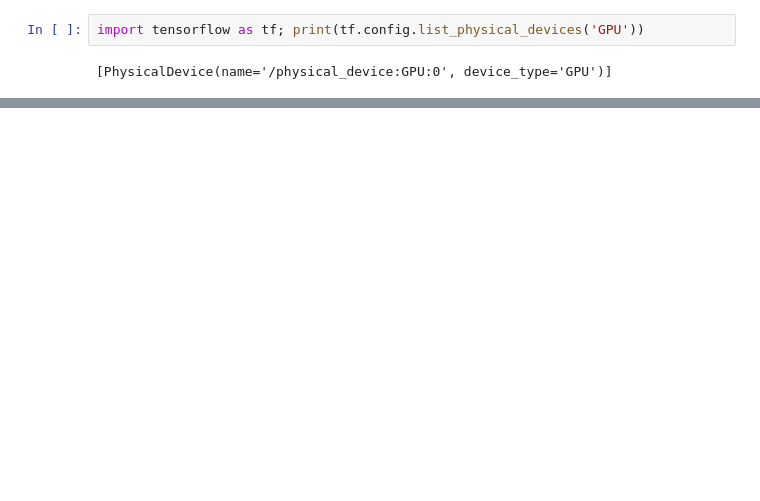
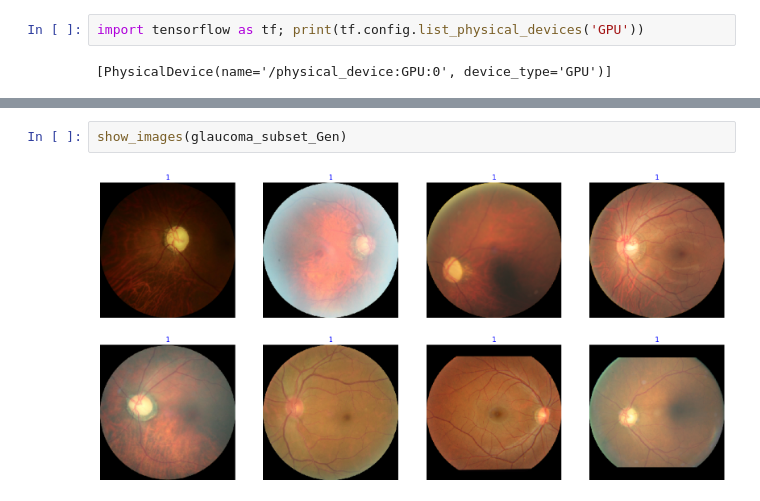
Before and after one commit to AhmedElZubair38/DISSERTATION, a Jupyter notebook: MOSTLY_Data_3/DRAFT1.ipynb, the cells around one changed output, grey strips where cells are left out. Drawn from its saved outputs; the diff is of its cells as text; blank space fills up the shorter version.

```diff
--- a/MOSTLY_Data_3/DRAFT1.ipynb
+++ b/MOSTLY_Data_3/DRAFT1.ipynb
@@ -327,0 +512,4 @@ import tensorflow as tf; print(tf.config.list_physical_devices('GPU'))
+# %%
+show_images(glaucoma_subset_Gen)
+# %% [output]
+[figure, added]
```
Also changed, not shown: parts of 11 cells of this notebook, 1 other file.
